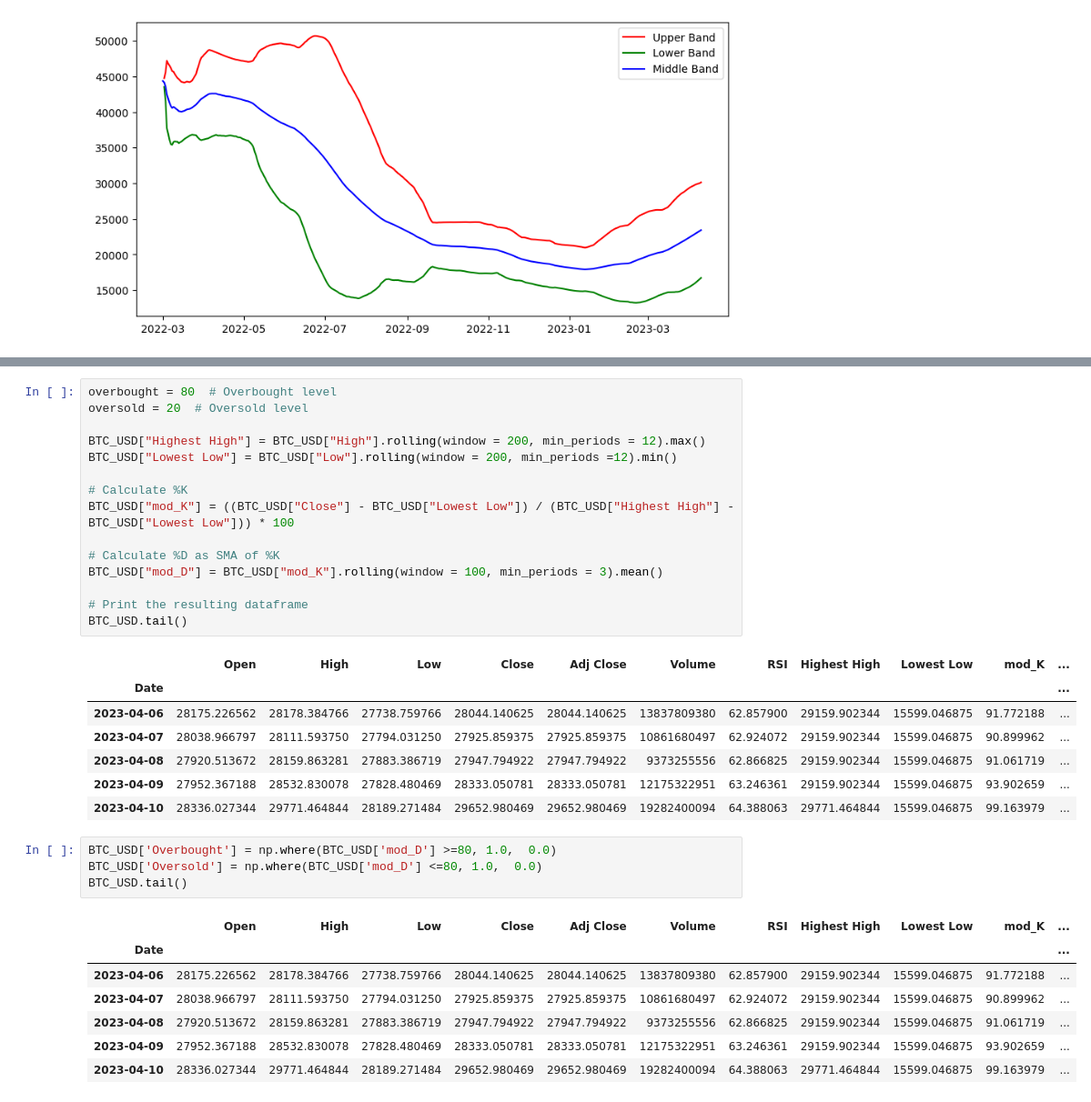
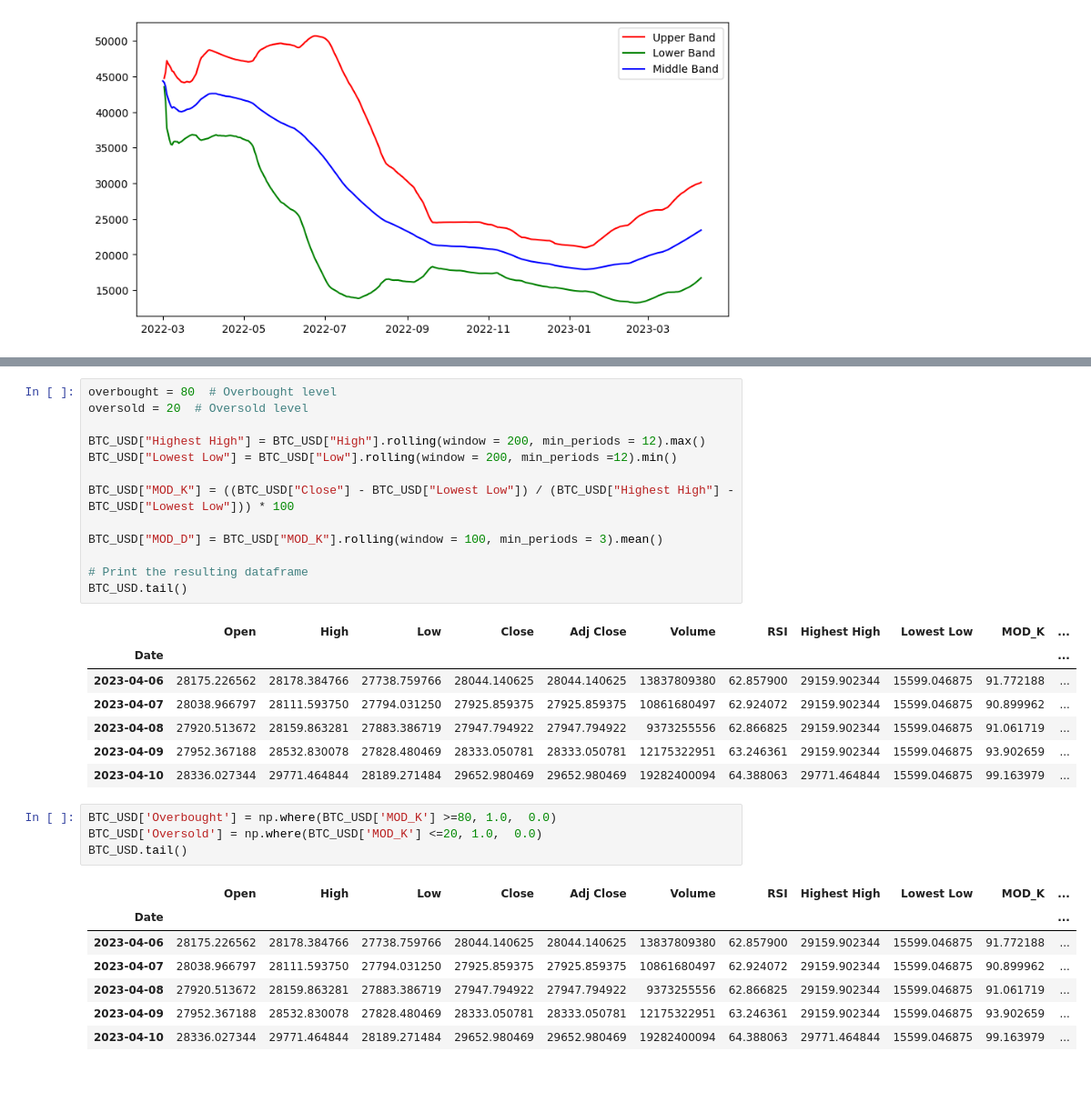
Before and after one commit to Annarhysa/Cryptocurrency-Trading-Algorithm, a Jupyter notebook: Market-Analysis-yfinance.ipynb, the cells around one changed output, grey strips where cells are left out. Shown at 91% size. Saved outputs shown, nothing was run; the diff lists cells and outputs as text.

```diff
--- a/Market-Analysis-yfinance.ipynb
+++ b/Market-Analysis-yfinance.ipynb
@@ -224,20 +227,18 @@ Note: This is a basic formula for Stochastic Oscillator and may have variations
 # %%
 overbought = 80  # Overbought level
 oversold = 20  # Oversold level
 
 BTC_USD["Highest High"] = BTC_USD["High"].rolling(window = 200, min_periods = 12).max()
 BTC_USD["Lowest Low"] = BTC_USD["Low"].rolling(window = 200, min_periods =12).min()
 
-# Calculate %K
-BTC_USD["mod_K"] = ((BTC_USD["Close"] - BTC_USD["Lowest Low"]) / (BTC_USD["Highest High"] - BTC_USD["Lowest Low"])) * 100
+BTC_USD["MOD_K"] = ((BTC_USD["Close"] - BTC_USD["Lowest Low"]) / (BTC_USD["Highest High"] - BTC_USD["Lowest Low"])) * 100
 
-# Calculate %D as SMA of %K
-BTC_USD["mod_D"] = BTC_USD["mod_K"].rolling(window = 100, min_periods = 3).mean()
+BTC_USD["MOD_D"] = BTC_USD["MOD_K"].rolling(window = 100, min_periods = 3).mean()
 
 # Print the resulting dataframe
 BTC_USD.tail()
 # %% [output]
-|  | Open | High | Low | Close | Adj Close | Volume | RSI | Highest High | Lowest Low | mod_K | ... |
+|  | Open | High | Low | Close | Adj Close | Volume | RSI | Highest High | Lowest Low | MOD_K | ... |
 | Date |  |  |  |  |  |  |  |  |  |  | ... |
 | 2023-04-06 | 28175.226562 | 28178.384766 | 27738.759766 | 28044.140625 | 28044.140625 | 13837809380 | 62.857900 | 29159.902344 | 15599.046875 | 91.772188 | ... |
 | 2023-04-07 | 28038.966797 | 28111.593750 | 27794.031250 | 27925.859375 | 27925.859375 | 10861680497 | 62.924072 | 29159.902344 | 15599.046875 | 90.899962 | ... |
@@ -245,11 +246,11 @@ BTC_USD.tail()
 | 2023-04-09 | 27952.367188 | 28532.830078 | 27828.480469 | 28333.050781 | 28333.050781 | 12175322951 | 63.246361 | 29159.902344 | 15599.046875 | 93.902659 | ... |
 | 2023-04-10 | 28336.027344 | 29771.464844 | 28189.271484 | 29652.980469 | 29652.980469 | 19282400094 | 64.388063 | 29771.464844 | 15599.046875 | 99.163979 | ... |
 # %%
-BTC_USD['Overbought'] = np.where(BTC_USD['mod_D'] >=80, 1.0,  0.0)
-BTC_USD['Oversold'] = np.where(BTC_USD['mod_D'] <=80, 1.0,  0.0)
+BTC_USD['Overbought'] = np.where(BTC_USD['MOD_K'] >=80, 1.0,  0.0)
+BTC_USD['Oversold'] = np.where(BTC_USD['MOD_K'] <=20, 1.0,  0.0)
 BTC_USD.tail()
 # %% [output]
-|  | Open | High | Low | Close | Adj Close | Volume | RSI | Highest High | Lowest Low | mod_K | ... |
+|  | Open | High | Low | Close | Adj Close | Volume | RSI | Highest High | Lowest Low | MOD_K | ... |
 | Date |  |  |  |  |  |  |  |  |  |  | ... |
 | 2023-04-06 | 28175.226562 | 28178.384766 | 27738.759766 | 28044.140625 | 28044.140625 | 13837809380 | 62.857900 | 29159.902344 | 15599.046875 | 91.772188 | ... |
 | 2023-04-07 | 28038.966797 | 28111.593750 | 27794.031250 | 27925.859375 | 27925.859375 | 10861680497 | 62.924072 | 29159.902344 | 15599.046875 | 90.899962 | ... |
```
Also changed, not shown: parts of 4 cells of this notebook.
